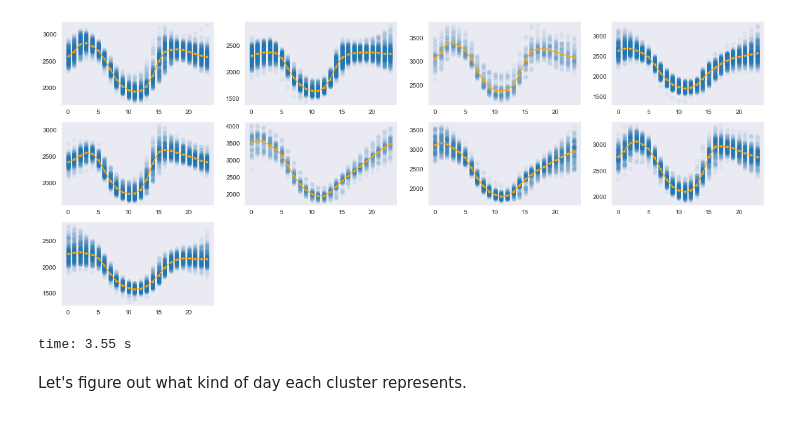
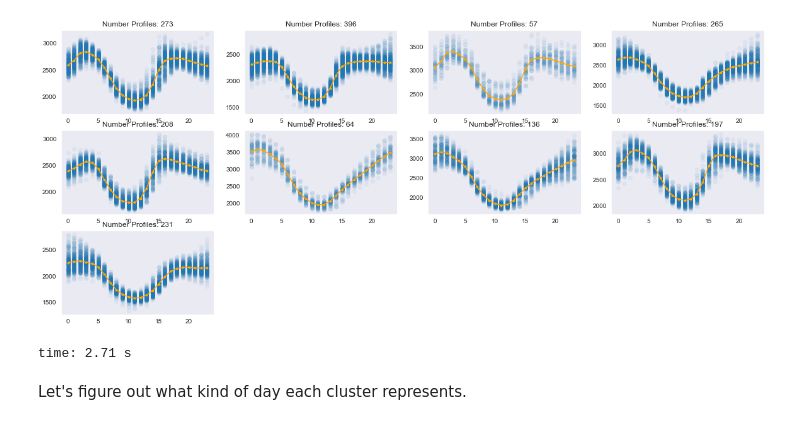
Before and after one commit to jgib124/Energy-Demand-Clustering, a Jupyter notebook: test_clustering.ipynb, the cells around one changed output. Drawn from its saved outputs; the diff is of its cells as text; code cells hidden in the pictures.

```diff
--- a/test_clustering.ipynb
+++ b/test_clustering.ipynb
@@ -229,29 +227,32 @@ time: 19.5 s
 # %%
 from matplotlib.gridspec import GridSpec
 
 chosen_k = 9
 
 fig = plt.figure(figsize=(20, 20))
 gs = GridSpec(MAX_K//4 + 1, 4, figure=fig)
 
 kmeans = KMeans(n_clusters=chosen_k, random_state=0).fit(df_demand)
 clusters = kmeans.labels_
 df_demand["profile_cluster"] = clusters
 
 centroids = pd.DataFrame(kmeans.cluster_centers_)
 centroids = centroids.T
 
 for k in range(chosen_k):
     df_cluster_loads = df_demand.loc[df_demand["profile_cluster"] == k].reset_index()
     df_cluster_loads.drop("profile_cluster", axis=1, inplace=True)
     df_cluster_loads = df_cluster_loads.melt(id_vars="date")
     ax = fig.add_subplot(gs[k])
     ax.scatter(df_cluster_loads["hour"], df_cluster_loads["value"], alpha=0.05)
     ax.plot(centroids[k][0:24], '.-', color='orange')
 
+    ax.set_title(f'Number Profiles: {len(df_demand.loc[df_demand["profile_cluster"] == k])}')
+
+
 fig.savefig(f'silhouette_graphs/kmeans_{chosen_k}_load_profiles')
 # %% [output]
-[figure, old version]
+[figure, new version]
-time: 3.55 s
+time: 2.71 s
 # %% [markdown]
 Let's figure out what kind of day each cluster represents.
```
Also changed, not shown: parts of 25 cells of this notebook, 5 other files.
